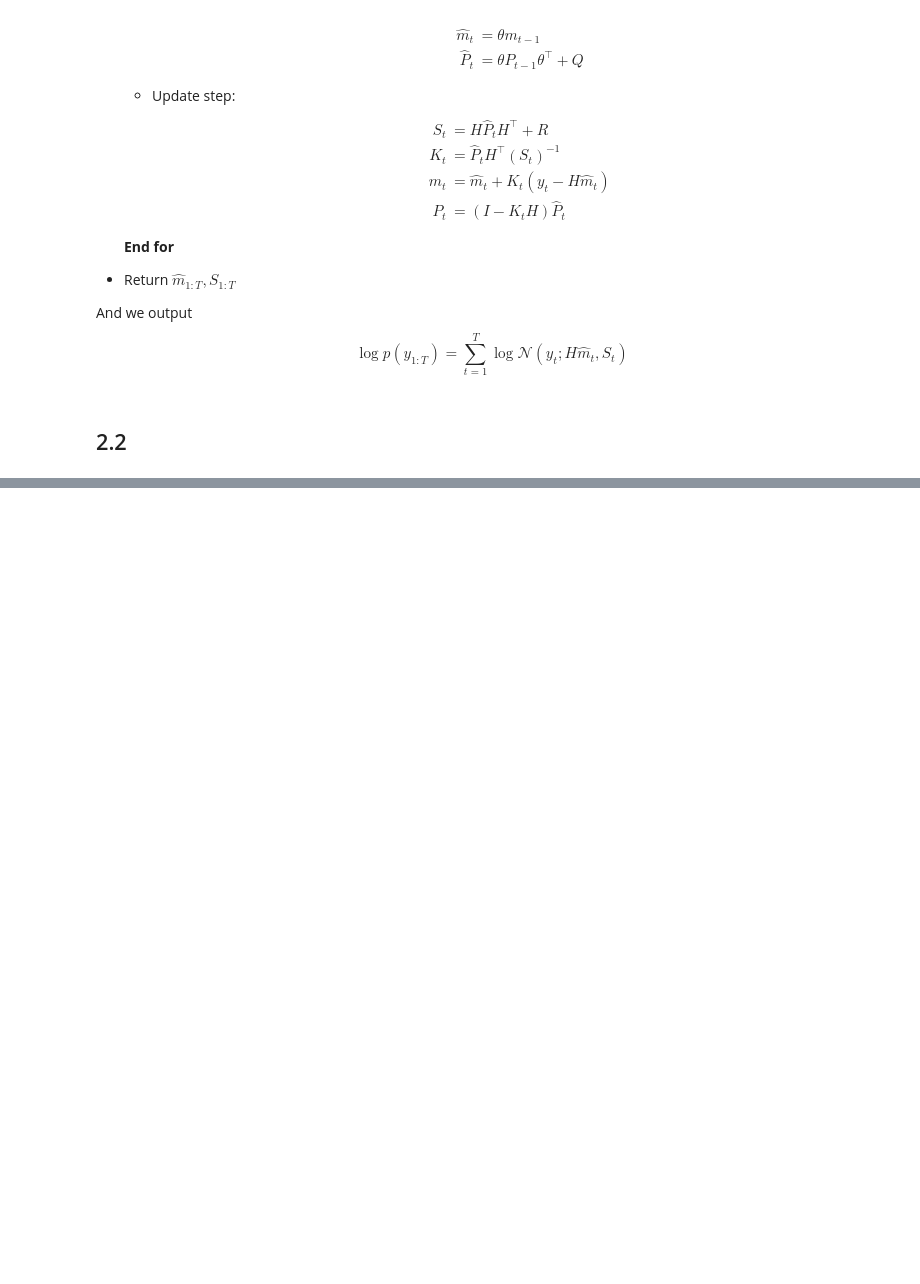
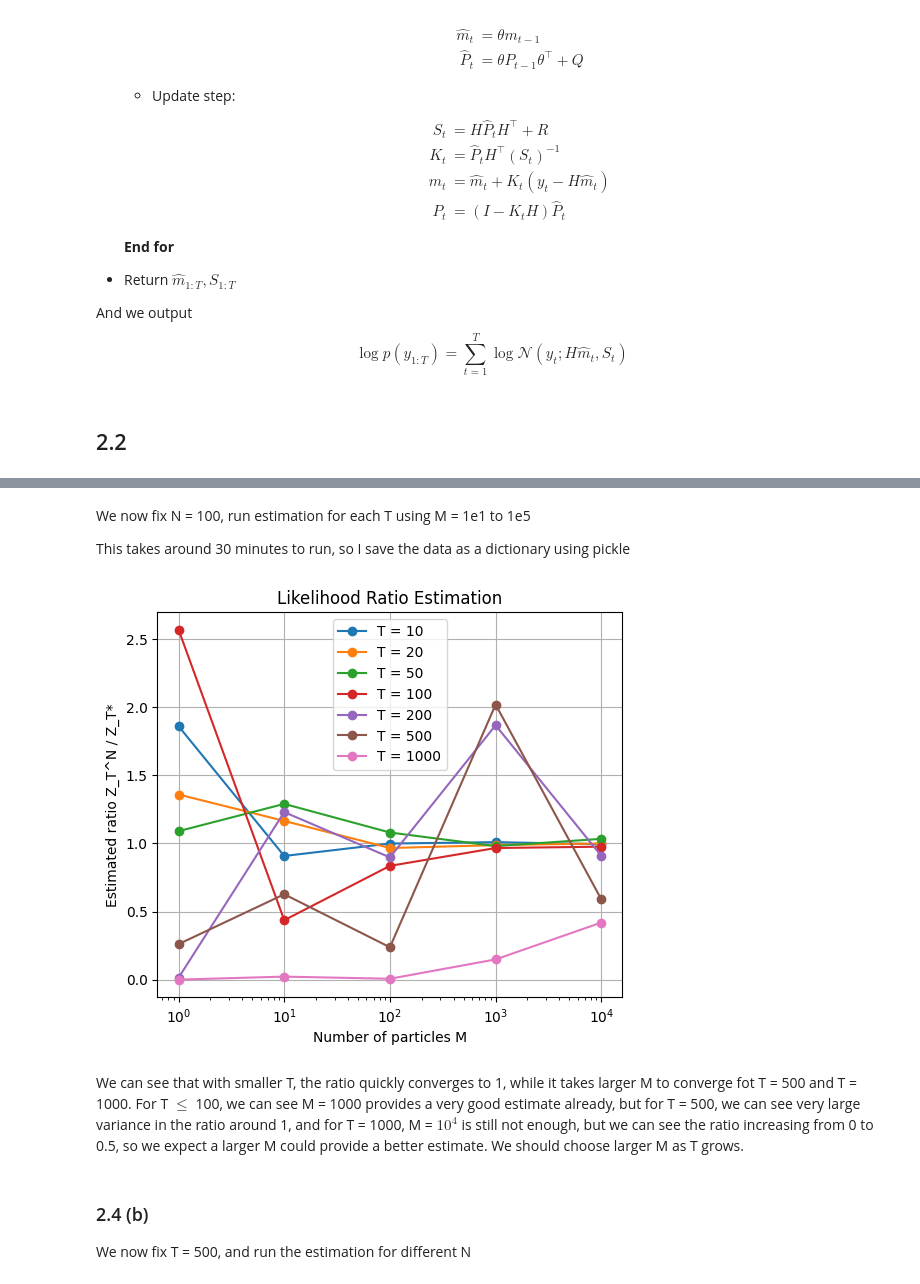
Before and after one commit to JackxTong/Stochastic-Simulation-Project, a Jupyter notebook: CW2_2025/cw_q2.ipynb, the cells around one changed output, grey strips where cells are left out. Cells and saved outputs as stored; diff of their text form; code cells hidden in the pictures; blank space fills up the shorter version.

```diff
--- a/CW2_2025/cw_q2.ipynb
+++ b/CW2_2025/cw_q2.ipynb
@@ -292,0 +381,53 @@ We then plug this into the Kalman filter we wrote in 2.1 to obtain $p(y)$
+# %% [markdown]
+We now fix N = 100, run estimation for each T using M = 1e1 to 1e5
+
+This takes around 30 minutes to run, so I save the data as a dictionary using pickle
+# %%
+import os
+import pickle
+
+if os.path.exists("ratio_dict_M.pkl"):
+    # load the ratio data for each M
+    with open("ratio_dict_M.pkl", "rb") as f:
+        ratio_dict_M = pickle.load(f)
+
+else:
+    # run estimation for each M, takes a long time
+    M_range = [1, 10, 100, 1000, 10000]
+    ratio_dict_M = {}
+    for M in M_range:
+        ratio_dict_M[M] = estimate_likelihood_ratio(T_range, M=M, N=100)
+
+    # save the ratio_dict_M to a file
+    with open("ratio_dict_M.pkl", "wb") as f:
+        pickle.dump(ratio_dict_M, f)
+        print("Saved ratio_dict_M to ratio_dict_M.pkl")
+# %%
+M_range = [1, 10, 100, 1000, 10000]
+ratio_dict_M = {}
+for M in M_range:
+    ratio_dict_M[M] = estimate_likelihood_ratio(M=M, N=100)
+# %%
+plot_data = {}
+for T in T_range:
+    plot_data[T] = [ratio_dict_M[M][T] for M in M_range]
+
+# plot_data[10]
+plt.figure(figsize=(6, 5))
+for T in T_range:
+    plt.plot(M_range, plot_data[T], label=f"T = {T}", marker='o')
+plt.xscale('log')
+plt.xlabel("Number of particles M")
+plt.ylabel("Estimated ratio Z_T^N / Z_T*")
+plt.title("Likelihood Ratio Estimation")
+plt.legend()
+plt.grid(True)
+plt.show()
+# %% [output]
+[figure, added]
+# %% [markdown]
+We can see that with smaller T, the ratio quickly converges to 1, while it takes larger M to converge fot T = 500 and T = 1000. For T $\leq$ 100, we can see M = 1000 provides a very good estimate already, but for T = 500, we can see very large variance in the ratio around 1, and for T = 1000, M = $10^4$ is still not enough, but we can see the ratio increasing from 0 to 0.5, so we expect a larger M could provide a better estimate. We should choose larger M as T grows.
+# %% [markdown]
+### 2.4 (b)
+
+We now fix T = 500, and run the estimation for different N
```
Also changed, not shown: parts of 14 cells of this notebook, 2 other files.
